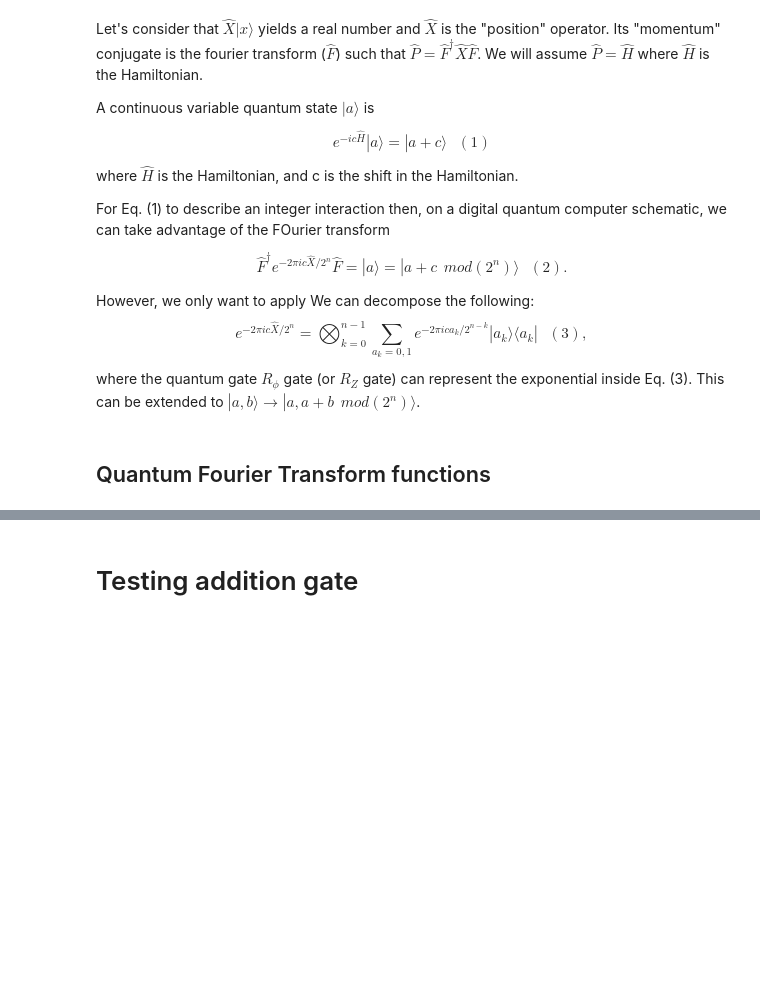
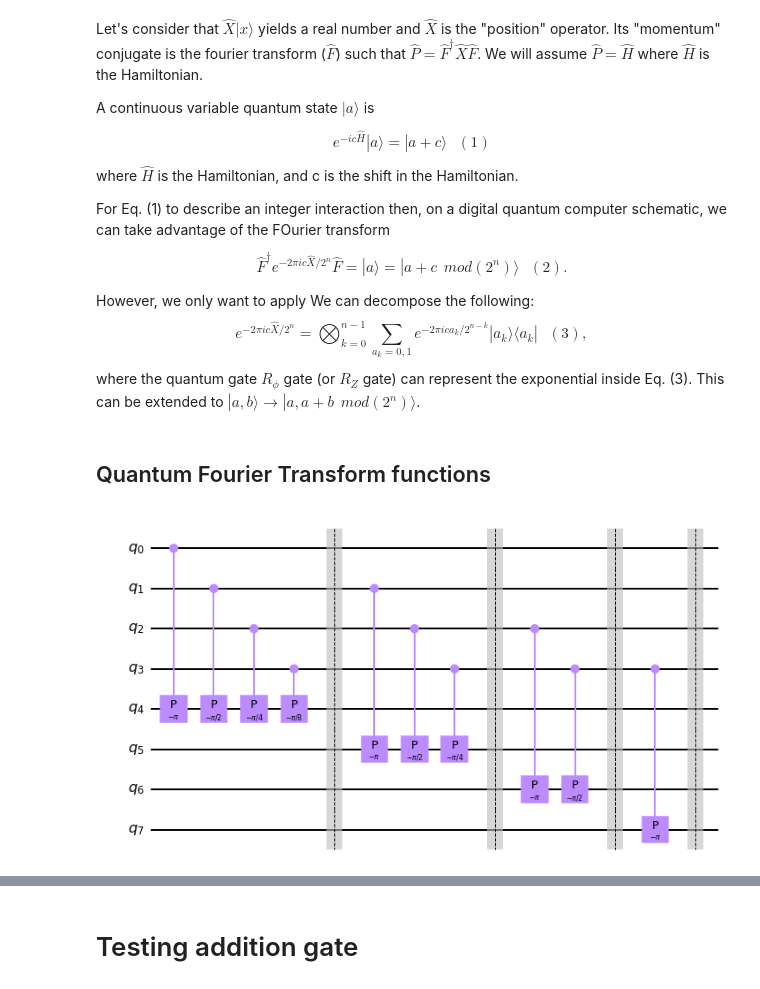
Before and after one commit to cwjsdsu/Qractice, a Jupyter notebook: Cobarrubia_Circuits/Cobarrubia_Quantum_ODE_Solver.ipynb, the cells around one changed output, grey strips where cells are left out. Cells and saved outputs as stored; diff of their text form; code cells hidden in the pictures; blank space fills up the shorter version.

```diff
--- a/Cobarrubia_Circuits/Cobarrubia_Quantum_ODE_Solver.ipynb
+++ b/Cobarrubia_Circuits/Cobarrubia_Quantum_ODE_Solver.ipynb
@@ -114,0 +120,44 @@ def inverse_qft(circuit, n,qb_vec):
+# %%
+def add_fourier_way(circuit, na, nb,n,start,stop):
+    # na: number of qubits for the ath number
+    # nb: number of qunits for the bth number
+    # n: total number of qubits
+    # start: the qubit to start the addition
+    # stop: total number of qubits for the ath number
+    if nb == 0:
+        return circuit
+    nb -= 1
+    na -= 1
+    for qubit in range(start, stop):
+        #print('hi',qubit,st)
+        circuit.cp((2*np.pi)/2**(qubit-start+1), qubit  , n - (nb+1))
+    #print(nb)
+    #circuit.barrier()
+    start += 1
+    add_fourier_way(circuit, na, nb,n,start,stop)
+
+
+def sub_fourier_way(circuit, na, nb,n,start,stop):
+    # na: number of qubits for the ath number
+    # nb: number of qunits for the bth number
+    # n: total number of qubits
+    # start: the qubit to start the addition
+    # stop: total number of qubits for the ath number
+    if nb == 0:
+        return circuit
+    nb -= 1
+    na -= 1
+    for qubit in range(start, stop):
+        #print('hi',qubit,st)
+        circuit.cp((-2*np.pi)/2**(qubit-start+1), qubit  , n - (nb+1))
+    #print(nb)
+
+    start += 1
+    circuit.barrier()
+    sub_fourier_way(circuit, na, nb,n,start,stop)
+# %%
+qctt = QuantumCircuit(8)
+sub_fourier_way(qctt, 4, 4,8,0,4)
+qctt.draw('mpl')
+# %% [output]
+[figure, added]
```
Also changed, not shown: parts of 62 cells of this notebook, 4 other files.
